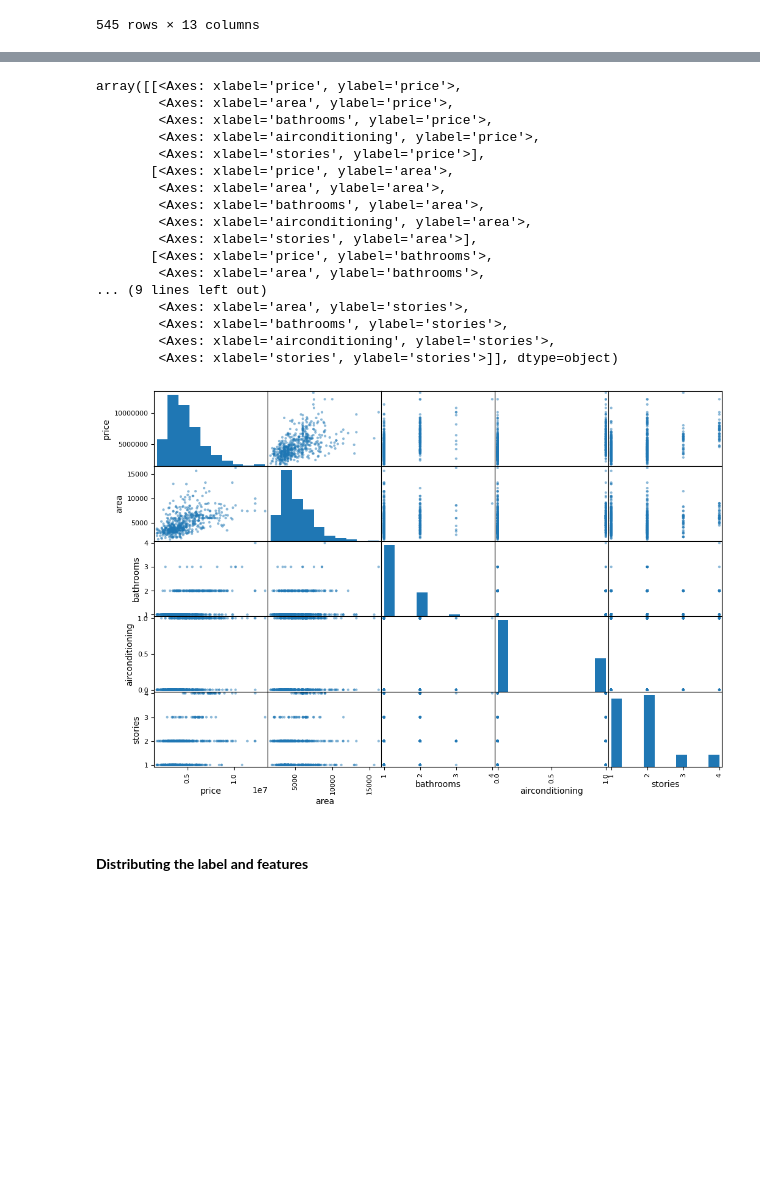
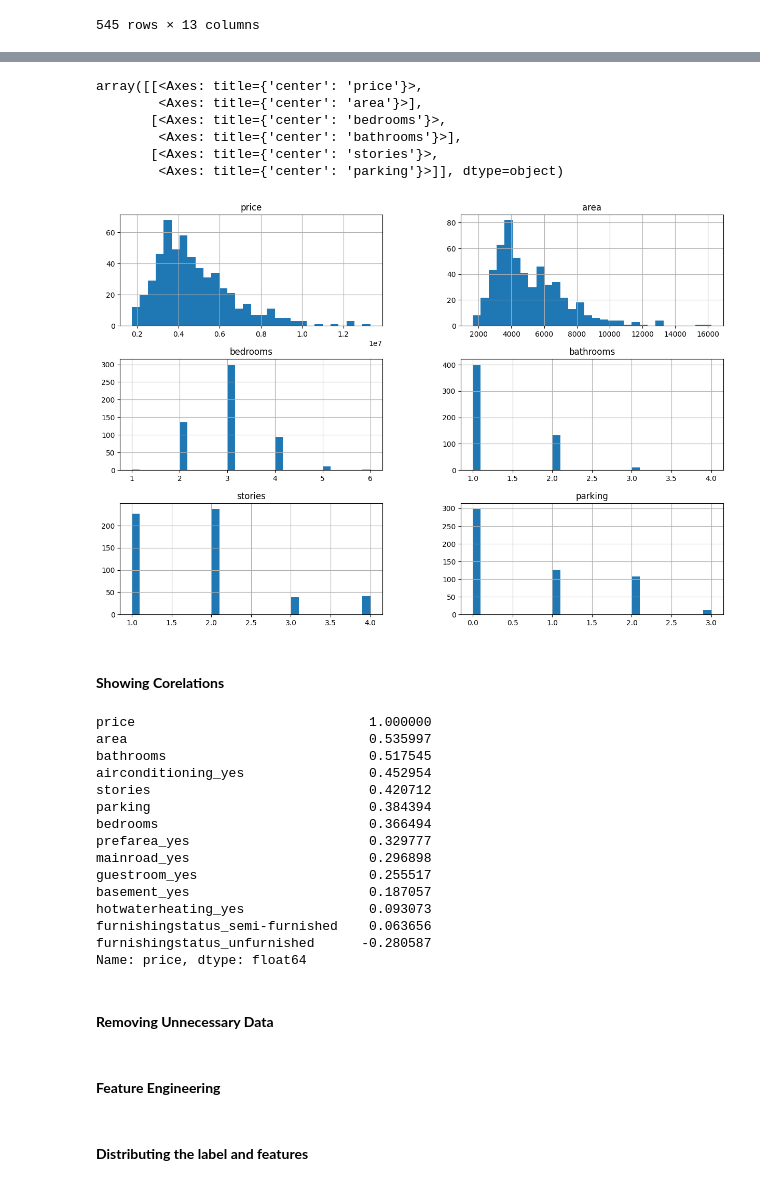
Before and after one commit to frankuard/House-Price-Prediction-on-Streamlit, a Jupyter notebook: main.ipynb, the cells around one changed output, grey strips where cells are left out. Drawn from its saved outputs; the diff is of its cells as text; code cells hidden in the pictures; blank space fills up the shorter version.

```diff
--- a/main.ipynb
+++ b/main.ipynb
@@ -39,9 +88,0 @@ le = LabelEncoder()
-# %%
-housing["mainroad"] = le.fit_transform(housing["mainroad"])
-housing["guestroom"] = le.fit_transform(housing["guestroom"])
-housing["basement"] = le.fit_transform(housing["basement"])
-housing["hotwaterheating"] = le.fit_transform(housing["hotwaterheating"])
-housing["airconditioning"] = le.fit_transform(housing["airconditioning"])
-housing["prefarea"] = le.fit_transform(housing["prefarea"])
-housing["furnishingstatus"] = le.fit_transform(housing["furnishingstatus"])
-housing
@@ -66,2 +89,2 @@ corr_matrix = housing.corr()
 # %%
-corr_matrix["price"].sort_values(ascending=False)
+housing = pd.get_dummies(housing, drop_first=True)
@@ -85,22 +114,33 @@ Name: price, dtype: float64
 # %%
-attributes = ['price','area','bathrooms','airconditioning','stories']
-scatter_matrix(housing[attributes], figsize=(12,8))
+housing.hist(bins=30, figsize=(15,10))
 # %% [output]
-array([[<Axes: xlabel='price', ylabel='price'>,
-        <Axes: xlabel='area', ylabel='price'>,
-        <Axes: xlabel='bathrooms', ylabel='price'>,
-        <Axes: xlabel='airconditioning', ylabel='price'>,
-        <Axes: xlabel='stories', ylabel='price'>],
-       [<Axes: xlabel='price', ylabel='area'>,
-        <Axes: xlabel='area', ylabel='area'>,
-        <Axes: xlabel='bathrooms', ylabel='area'>,
-        <Axes: xlabel='airconditioning', ylabel='area'>,
-        <Axes: xlabel='stories', ylabel='area'>],
-       [<Axes: xlabel='price', ylabel='bathrooms'>,
-        <Axes: xlabel='area', ylabel='bathrooms'>,
-... (9 lines left out)
-        <Axes: xlabel='area', ylabel='stories'>,
-        <Axes: xlabel='bathrooms', ylabel='stories'>,
-        <Axes: xlabel='airconditioning', ylabel='stories'>,
-        <Axes: xlabel='stories', ylabel='stories'>]], dtype=object)
+array([[<Axes: title={'center': 'price'}>,
+        <Axes: title={'center': 'area'}>],
+       [<Axes: title={'center': 'bedrooms'}>,
+        <Axes: title={'center': 'bathrooms'}>],
+       [<Axes: title={'center': 'stories'}>,
+        <Axes: title={'center': 'parking'}>]], dtype=object)
-[figure, old version]
+[figure, new version]
+# %% [markdown]
+#### **Showing Corelations**
+# %%
+corr_matrix = housing.corr()
+corr_matrix['price'].sort_values(ascending=False)
+# %% [output]
+price                              1.000000
+area                               0.535997
+bathrooms                          0.517545
+airconditioning_yes                0.452954
+stories                            0.420712
+parking                            0.384394
+bedrooms                           0.366494
+prefarea_yes                       0.329777
+mainroad_yes                       0.296898
+guestroom_yes                      0.255517
+basement_yes                       0.187057
+hotwaterheating_yes                0.093073
+furnishingstatus_semi-furnished    0.063656
+furnishingstatus_unfurnished      -0.280587
+Name: price, dtype: float64
+# %% [markdown]
+#### **Removing Unnecessary Data**
@@ -106,0 +151,2 @@ array([[<Axes: xlabel='price', ylabel='price'>,
+# %% [markdown]
+#### **Feature Engineering**
```
Also changed, not shown: parts of 35 cells of this notebook, 1 other file.
